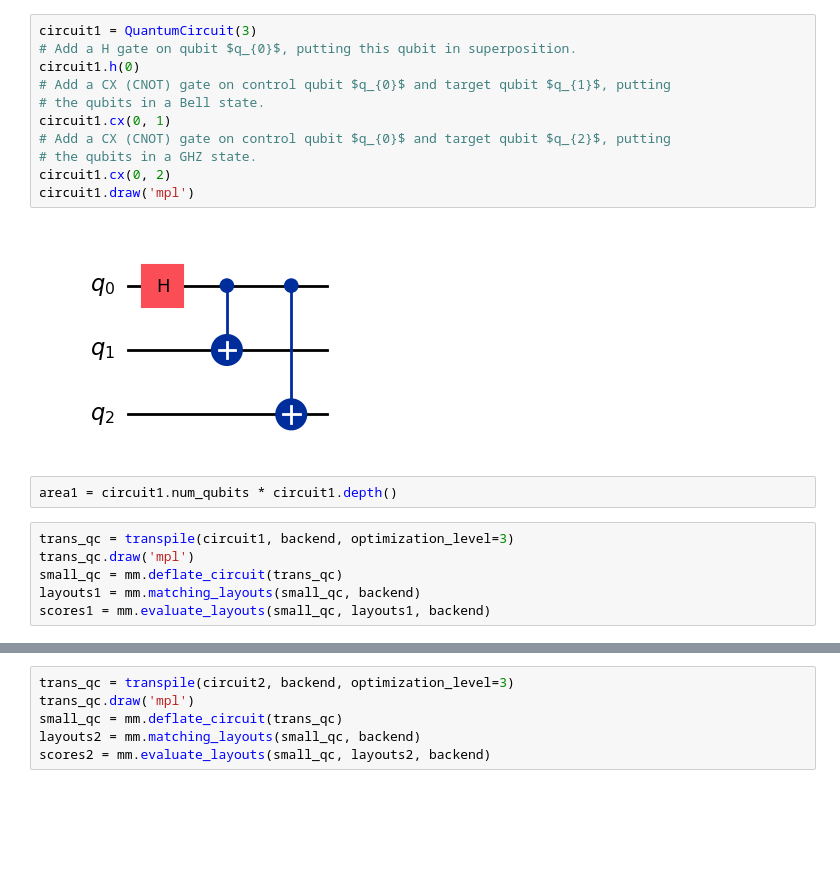
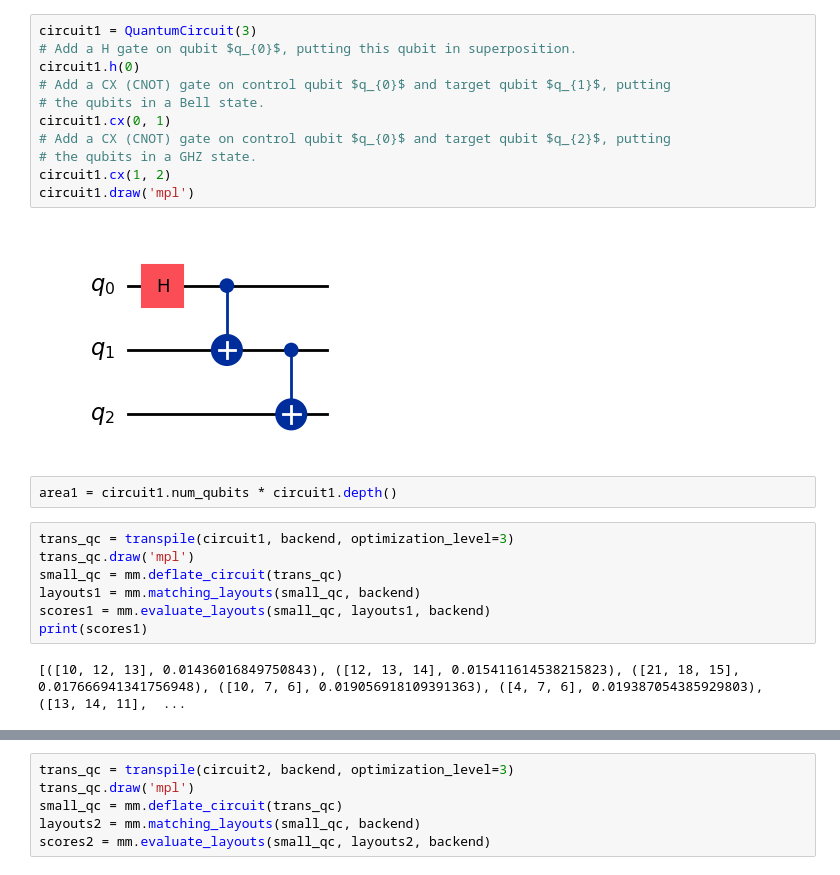
Before and after one commit to Giorgio-Miani/quantum-swap-optimizer, a Jupyter notebook: src/comp_graph_testing.ipynb, the cells around one changed output, grey strips where cells are left out. Drawn from its saved outputs; the diff is of its cells as text; blank space fills up the shorter version.

```diff
--- a/src/comp_graph_testing.ipynb
+++ b/src/comp_graph_testing.ipynb
@@ -24,16 +36,16 @@ coupling_map = backend.coupling_map
 # %%
 circuit1 = QuantumCircuit(3)
 # Add a H gate on qubit $q_{0}$, putting this qubit in superposition.
 circuit1.h(0)
 # Add a CX (CNOT) gate on control qubit $q_{0}$ and target qubit $q_{1}$, putting
 # the qubits in a Bell state.
 circuit1.cx(0, 1)
 # Add a CX (CNOT) gate on control qubit $q_{0}$ and target qubit $q_{2}$, putting
 # the qubits in a GHZ state.
-circuit1.cx(0, 2)
+circuit1.cx(1, 2)
 circuit1.draw('mpl')
 # %% [output]
-[figure, old version]
+[figure, new version]
 # %%
 area1 = circuit1.num_qubits * circuit1.depth()
 # %%
@@ -42,6 +54,9 @@ trans_qc.draw('mpl')
 small_qc = mm.deflate_circuit(trans_qc)
 layouts1 = mm.matching_layouts(small_qc, backend)
 scores1 = mm.evaluate_layouts(small_qc, layouts1, backend)
+print(scores1)
+# %% [output]
+[([10, 12, 13], 0.01436016849750843), ([12, 13, 14], 0.015411614538215823), ([21, 18, 15], 0.017666941341756948), ([10, 7, 6], 0.019056918109391363), ([4, 7, 6], 0.019387054385929803), ([13, 14, 11],  ...
 # %%
 module1 = ([], area1)
 
```
Also changed, not shown: parts of 13 cells of this notebook.
